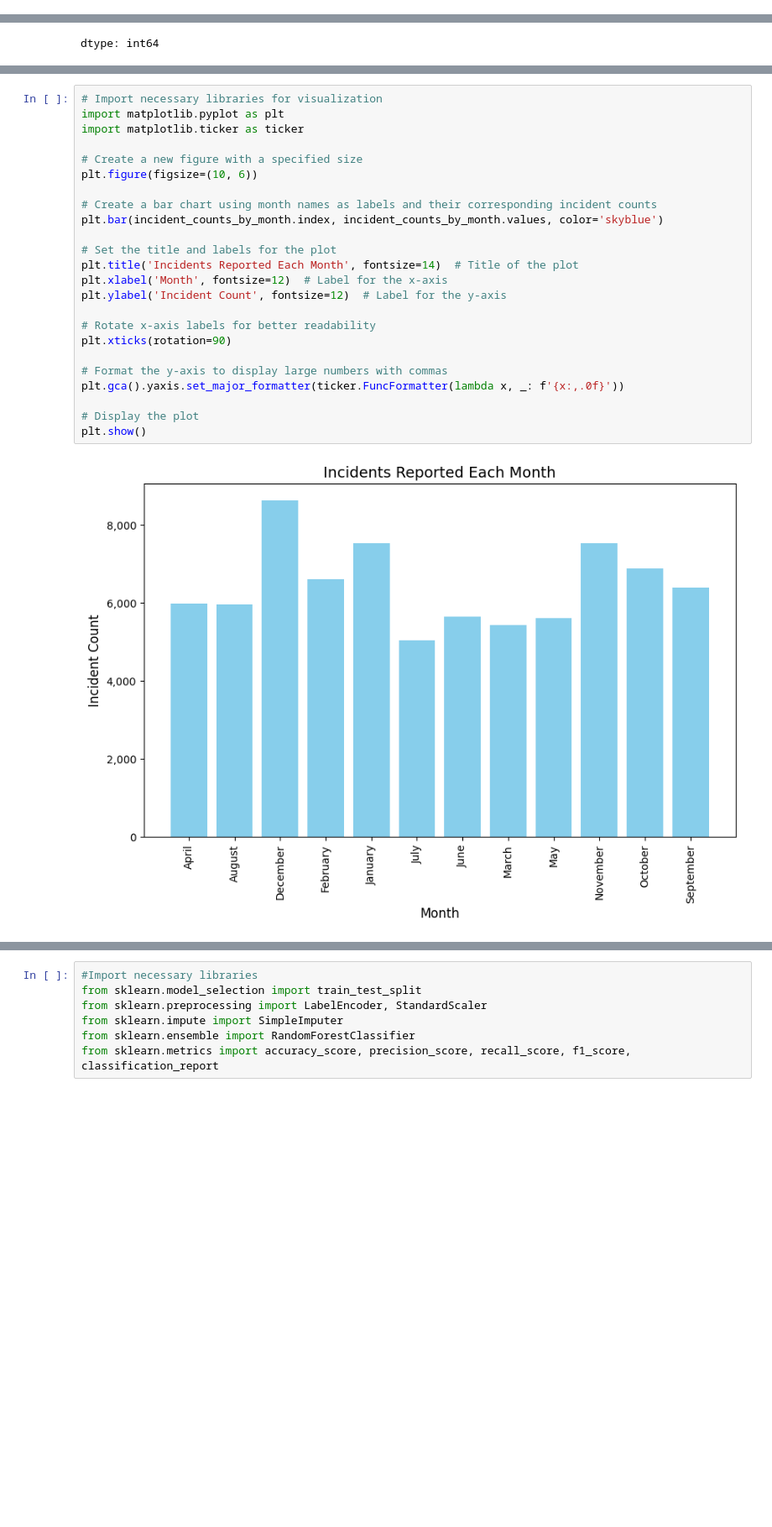
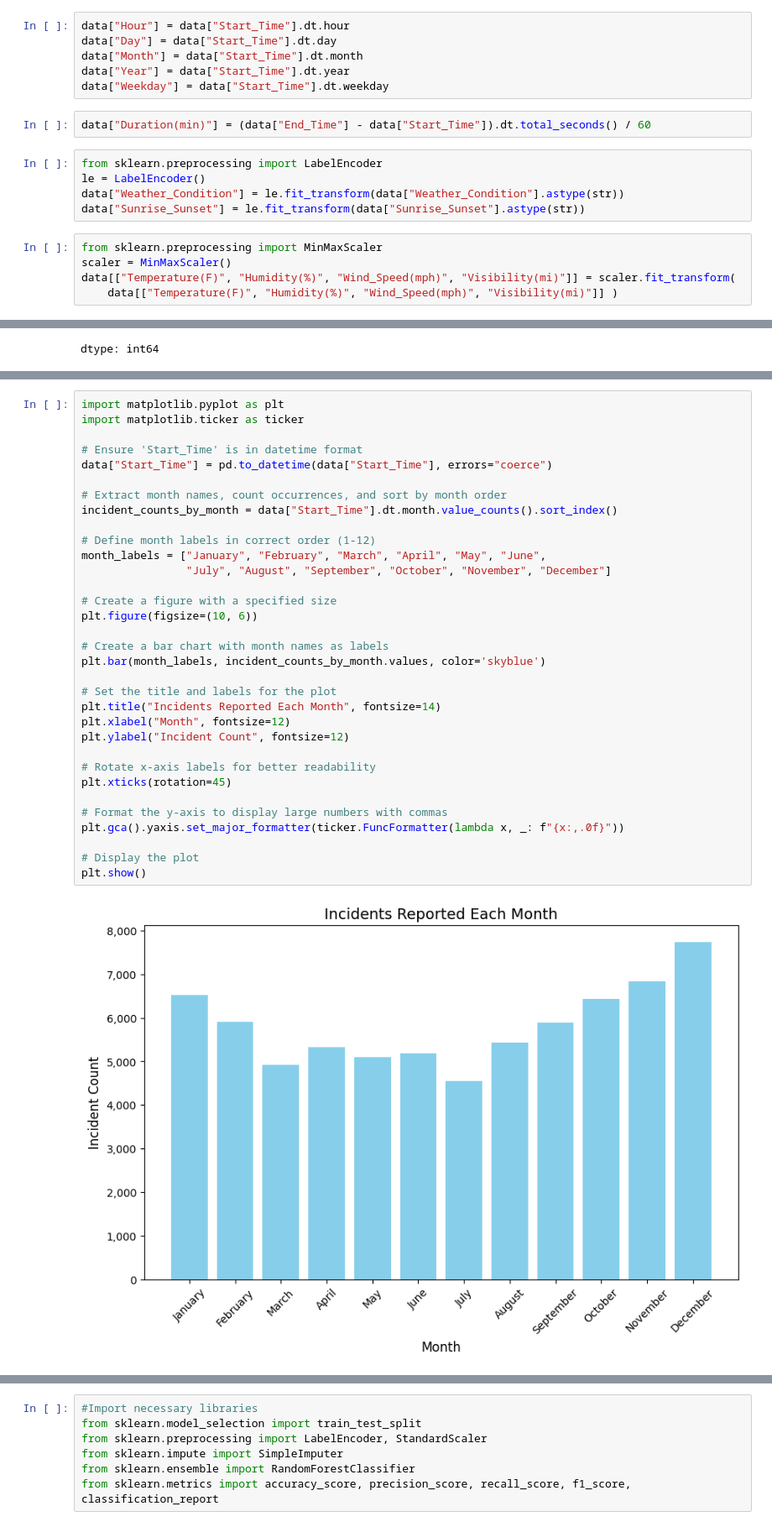
Before and after one commit to yogesherla2/DataScienceProject-23032935, a Jupyter notebook: Untitled5.ipynb, the cells around one changed output, grey strips where cells are left out. Shown: that part at 84% size. Drawn from its saved outputs; the diff is of its cells as text; blank space fills up the shorter version.

```diff
--- a/Untitled5.ipynb
+++ b/Untitled5.ipynb
@@ -108,3 +156,21 @@ dtype: int64
+# %%
+data["Hour"] = data["Start_Time"].dt.hour
+data["Day"] = data["Start_Time"].dt.day
+data["Month"] = data["Start_Time"].dt.month
+data["Year"] = data["Start_Time"].dt.year
+data["Weekday"] = data["Start_Time"].dt.weekday
+# %%
+data["Duration(min)"] = (data["End_Time"] - data["Start_Time"]).dt.total_seconds() / 60
+# %%
+from sklearn.preprocessing import LabelEncoder
+le = LabelEncoder()
+data["Weather_Condition"] = le.fit_transform(data["Weather_Condition"].astype(str))
+data["Sunrise_Sunset"] = le.fit_transform(data["Sunrise_Sunset"].astype(str))
+# %%
+from sklearn.preprocessing import MinMaxScaler
+scaler = MinMaxScaler()
+data[["Temperature(F)", "Humidity(%)", "Wind_Speed(mph)", "Visibility(mi)"]] = scaler.fit_transform(
+    data[["Temperature(F)", "Humidity(%)", "Wind_Speed(mph)", "Visibility(mi)"]] )
 # %%
 # Generate summary statistics for numerical columns in the dataset
 data.describe()
@@ -193,27 +284,36 @@ Name: count, dtype: int64
 # %%
-# Import necessary libraries for visualization
 import matplotlib.pyplot as plt
 import matplotlib.ticker as ticker
 
-# Create a new figure with a specified size
+# Ensure 'Start_Time' is in datetime format
+data["Start_Time"] = pd.to_datetime(data["Start_Time"], errors="coerce")
+
+# Extract month names, count occurrences, and sort by month order
+incident_counts_by_month = data["Start_Time"].dt.month.value_counts().sort_index()
+
+# Define month labels in correct order (1-12)
+month_labels = ["January", "February", "March", "April", "May", "June",
+                "July", "August", "September", "October", "November", "December"]
+
+# Create a figure with a specified size
 plt.figure(figsize=(10, 6))
 
-# Create a bar chart using month names as labels and their corresponding incident counts
-plt.bar(incident_counts_by_month.index, incident_counts_by_month.values, color='skyblue')
+# Create a bar chart with month names as labels
+plt.bar(month_labels, incident_counts_by_month.values, color='skyblue')
 
 # Set the title and labels for the plot
-plt.title('Incidents Reported Each Month', fontsize=14)  # Title of the plot
-plt.xlabel('Month', fontsize=12)  # Label for the x-axis
-plt.ylabel('Incident Count', fontsize=12)  # Label for the y-axis
+plt.title("Incidents Reported Each Month", fontsize=14)
+plt.xlabel("Month", fontsize=12)
+plt.ylabel("Incident Count", fontsize=12)
 
 # Rotate x-axis labels for better readability
-plt.xticks(rotation=90)
+plt.xticks(rotation=45)
 
 # Format the y-axis to display large numbers with commas
-plt.gca().yaxis.set_major_formatter(ticker.FuncFormatter(lambda x, _: f'{x:,.0f}'))
+plt.gca().yaxis.set_major_formatter(ticker.FuncFormatter(lambda x, _: f"{x:,.0f}"))
 
 # Display the plot
 plt.show()
 # %% [output]
-[figure, old version]
+[figure, new version]
 # %%
```
Also changed, not shown: parts of 24 cells of this notebook.
